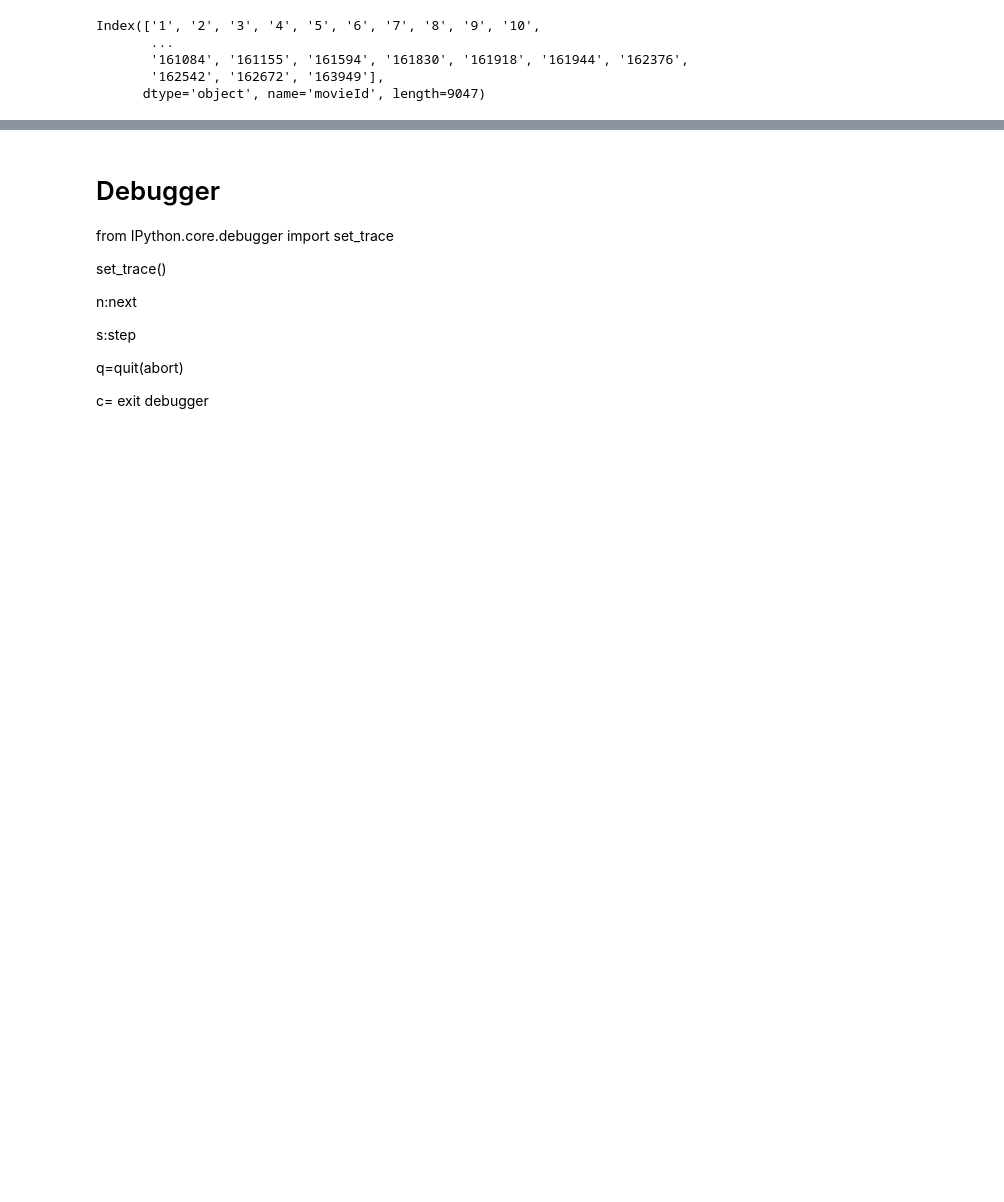
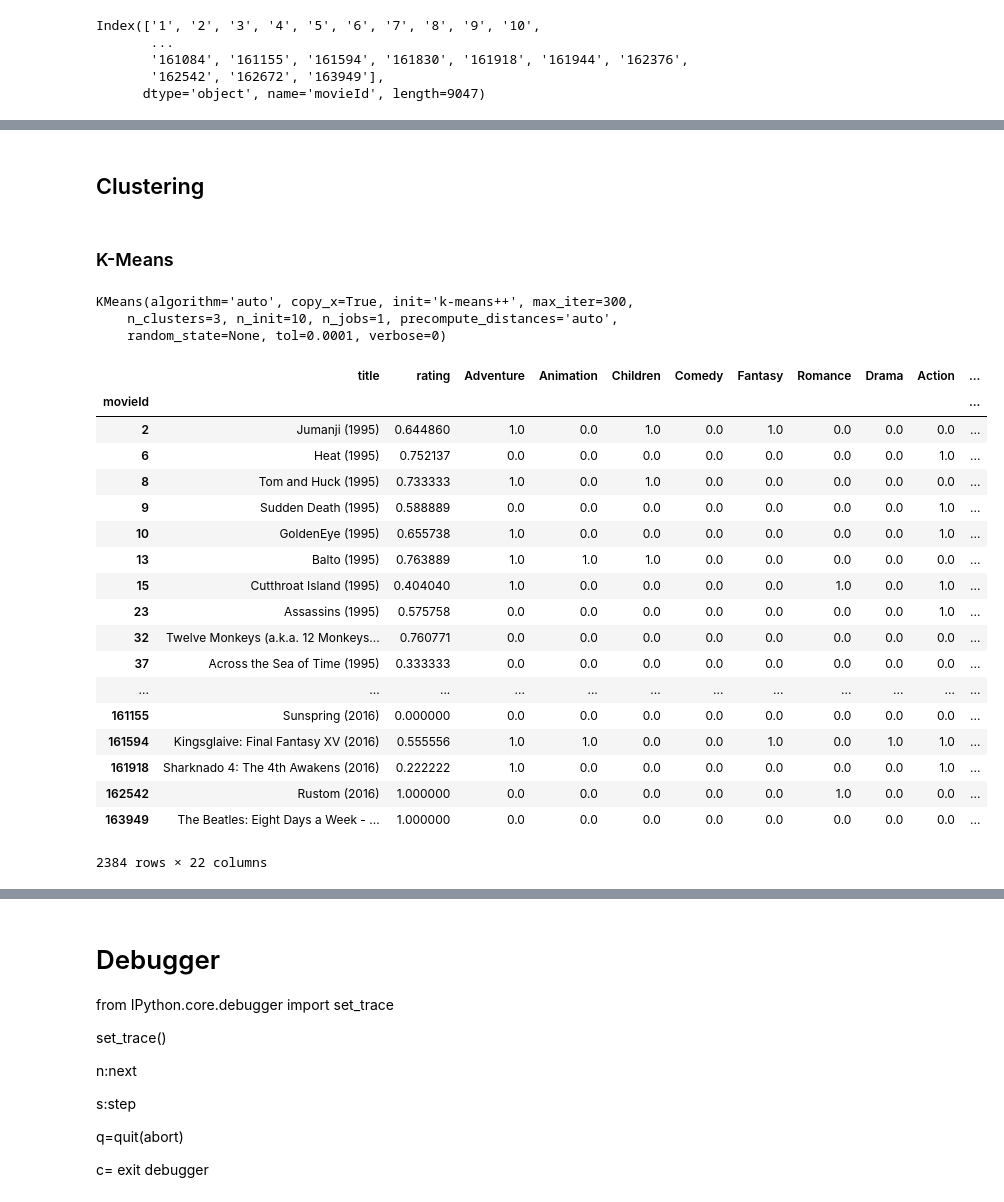
Before and after one commit to Alfonsogar/master_ds_project, a Jupyter notebook: Movielens.ipynb, the cells around one changed output, grey strips where cells are left out. Cells and saved outputs as stored; diff of their text form; code cells hidden in the pictures; blank space fills up the shorter version.

Commit message:
first clustering accomplished

```diff
--- a/Movielens.ipynb
+++ b/Movielens.ipynb
@@ -382,0 +385,4 @@ temp
+# %% [markdown]
+## Clustering
+# %% [markdown]
+### K-Means
@@ -382,0 +393,37 @@ temp
+# %%
+kmeans.fit(dataset_scaled)
+# %% [output]
+KMeans(algorithm='auto', copy_x=True, init='k-means++', max_iter=300,
+    n_clusters=3, n_init=10, n_jobs=1, precompute_distances='auto',
+    random_state=None, tol=0.0001, verbose=0)
+# %%
+# Place label on each row
+
+dataset_scaled['kmeans3'] = kmeans.labels_
+# %%
+temp = combined.drop(combined.columns[1:], axis=1) # create titles df with same index
+# %%
+# Aggregate movies names
+dataset_final = temp.join(dataset_scaled, how ='left')
+# %%
+dataset_final[dataset_final['kmeans3'] == 2]
+# %% [output]
+|  | title | rating | Adventure | Animation | Children | Comedy | Fantasy | Romance | Drama | Action | ... |
+| movieId |  |  |  |  |  |  |  |  |  |  | ... |
+| 2 | Jumanji (1995) | 0.644860 | 1.0 | 0.0 | 1.0 | 0.0 | 1.0 | 0.0 | 0.0 | 0.0 | ... |
+| 6 | Heat (1995) | 0.752137 | 0.0 | 0.0 | 0.0 | 0.0 | 0.0 | 0.0 | 0.0 | 1.0 | ... |
+| 8 | Tom and Huck (1995) | 0.733333 | 1.0 | 0.0 | 1.0 | 0.0 | 0.0 | 0.0 | 0.0 | 0.0 | ... |
+| 9 | Sudden Death (1995) | 0.588889 | 0.0 | 0.0 | 0.0 | 0.0 | 0.0 | 0.0 | 0.0 | 1.0 | ... |
+| 10 | GoldenEye (1995) | 0.655738 | 1.0 | 0.0 | 0.0 | 0.0 | 0.0 | 0.0 | 0.0 | 1.0 | ... |
+| 13 | Balto (1995) | 0.763889 | 1.0 | 1.0 | 1.0 | 0.0 | 0.0 | 0.0 | 0.0 | 0.0 | ... |
+| 15 | Cutthroat Island (1995) | 0.404040 | 1.0 | 0.0 | 0.0 | 0.0 | 0.0 | 1.0 | 0.0 | 1.0 | ... |
+| 23 | Assassins (1995) | 0.575758 | 0.0 | 0.0 | 0.0 | 0.0 | 0.0 | 0.0 | 0.0 | 1.0 | ... |
+| 32 | Twelve Monkeys (a.k.a. 12 Monkeys... | 0.760771 | 0.0 | 0.0 | 0.0 | 0.0 | 0.0 | 0.0 | 0.0 | 0.0 | ... |
+| 37 | Across the Sea of Time (1995) | 0.333333 | 0.0 | 0.0 | 0.0 | 0.0 | 0.0 | 0.0 | 0.0 | 0.0 | ... |
+| ... | ... | ... | ... | ... | ... | ... | ... | ... | ... | ... | ... |
+| 161155 | Sunspring (2016) | 0.000000 | 0.0 | 0.0 | 0.0 | 0.0 | 0.0 | 0.0 | 0.0 | 0.0 | ... |
+| 161594 | Kingsglaive: Final Fantasy XV (2016) | 0.555556 | 1.0 | 1.0 | 0.0 | 0.0 | 1.0 | 0.0 | 1.0 | 1.0 | ... |
+| 161918 | Sharknado 4: The 4th Awakens (2016) | 0.222222 | 1.0 | 0.0 | 0.0 | 0.0 | 0.0 | 0.0 | 0.0 | 1.0 | ... |
+| 162542 | Rustom (2016) | 1.000000 | 0.0 | 0.0 | 0.0 | 0.0 | 0.0 | 1.0 | 0.0 | 0.0 | ... |
+| 163949 | The Beatles: Eight Days a Week - ... | 1.000000 | 0.0 | 0.0 | 0.0 | 0.0 | 0.0 | 0.0 | 0.0 | 0.0 | ... |
+2384 rows × 22 columns
```
Also changed, not shown: parts of 35 cells of this notebook.
